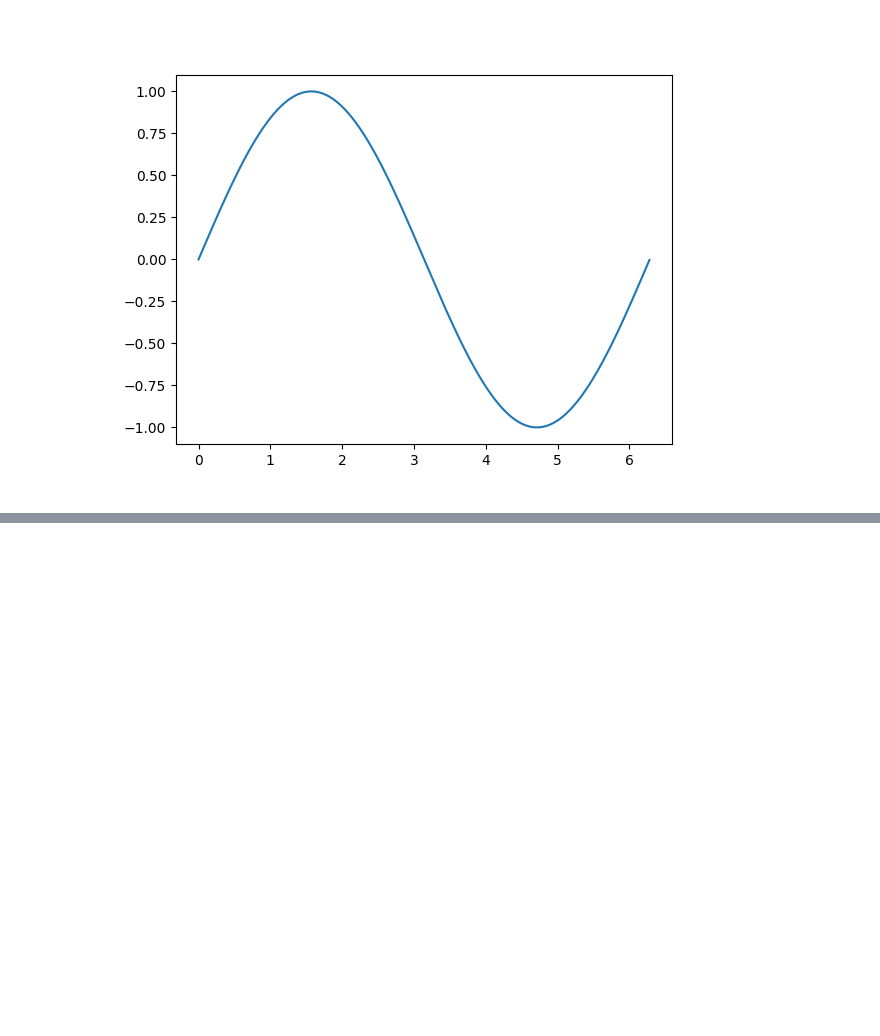
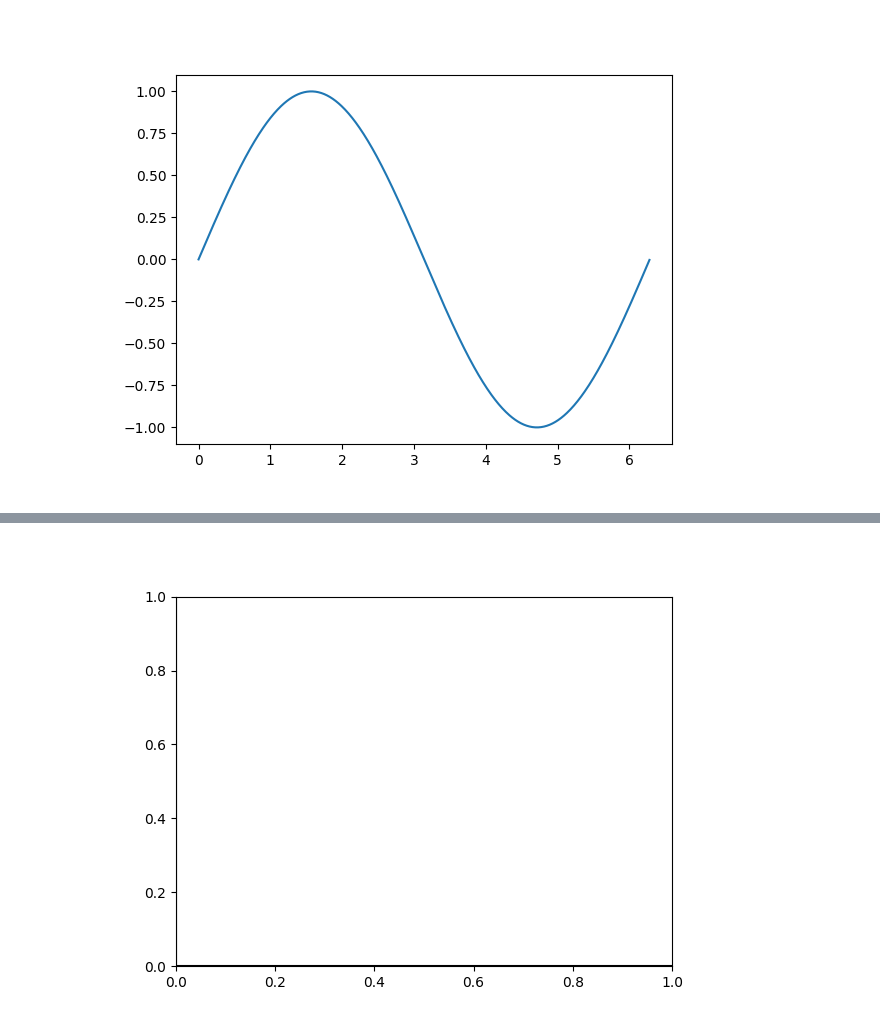
Before and after one commit to tonyfu97/RF-Mapping, a Jupyter notebook: src/rf_mapping/experiments/rfmp4a_playback.ipynb, the cells around one changed output, grey strips where cells are left out. Saved outputs shown, nothing was run; the diff lists cells and outputs as text; code cells hidden in the pictures; blank space fills up the shorter version.

```diff
--- a/src/rf_mapping/experiments/rfmp4a_playback.ipynb
+++ b/src/rf_mapping/experiments/rfmp4a_playback.ipynb
@@ -124,0 +125,74 @@ plt.show()
+# %%
+from __future__ import print_function
+import matplotlib.pyplot as plt
+import numpy as np
+
+
+class Cursor(object):
+    def __init__(self, ax):
+        self.ax = ax
+        self.lx = ax.axhline(color='k')  # the horiz line
+        self.ly = ax.axvline(color='k')  # the vert line
+
+        # text location in axes coords
+        self.txt = ax.text(0.7, 0.9, '', transform=ax.transAxes)
+
+    def mouse_move(self, event):
+        if not event.inaxes:
+            return
+
+        x, y = event.xdata, event.ydata
+        # update the line positions
+        self.lx.set_ydata(y)
+        self.ly.set_xdata(x)
+
+        self.txt.set_text('x=%1.2f, y=%1.2f' % (x, y))
+        plt.draw()
+
+
+class SnaptoCursor(object):
+    """
+    Like Cursor but the crosshair snaps to the nearest x,y point
+    For simplicity, I'm assuming x is sorted
+    """
+
+    def __init__(self, ax, x, y):
+        self.ax = ax
+        self.lx = ax.axhline(color='k')  # the horiz line
+        self.ly = ax.axvline(color='k')  # the vert line
+        self.x = x
+        self.y = y
+        # text location in axes coords
+        self.txt = ax.text(0.7, 0.9, '', transform=ax.transAxes)
+
+    def mouse_move(self, event):
+
+        if not event.inaxes:
+            return
+
+        x, y = event.xdata, event.ydata
+
+        indx = np.searchsorted(self.x, [x])[0]
+        x = self.x[indx]
+        y = self.y[indx]
+        # update the line positions
+        self.lx.set_ydata(y)
+        self.ly.set_xdata(x)
+
+        self.txt.set_text('x=%1.2f, y=%1.2f' % (x, y))
+        print('x=%1.2f, y=%1.2f' % (x, y))
+        plt.draw()
+
+t = np.arange(0.0, 1.0, 0.01)
+s = np.sin(2*2*np.pi*t)
+fig, ax = plt.subplots()
+
+#cursor = Cursor(ax)
+cursor = SnaptoCursor(ax, t, s)
+plt.connect('motion_notify_event', cursor.mouse_move)
+
+# ax.plot(t, s, 'o')
+# plt.axis([0, 1, -1, 1])
+plt.show()
+# %% [output]
+[figure, added]
```
Also changed, not shown: parts of 1 cell of this notebook, 1 other file.
